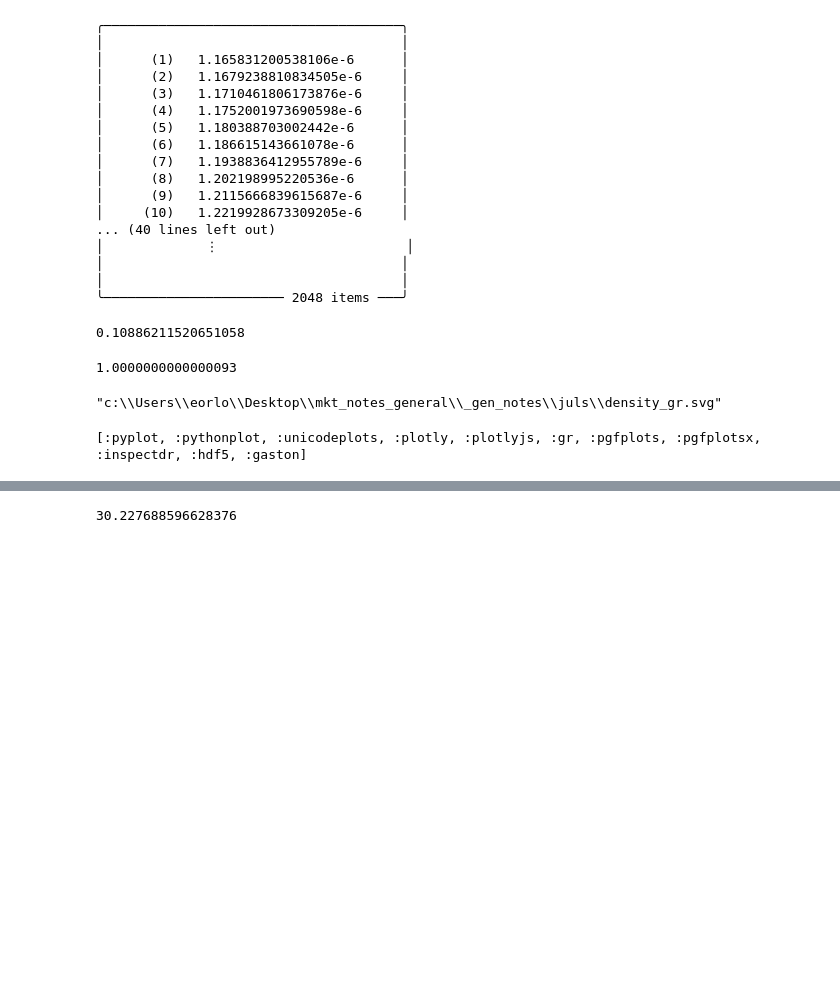
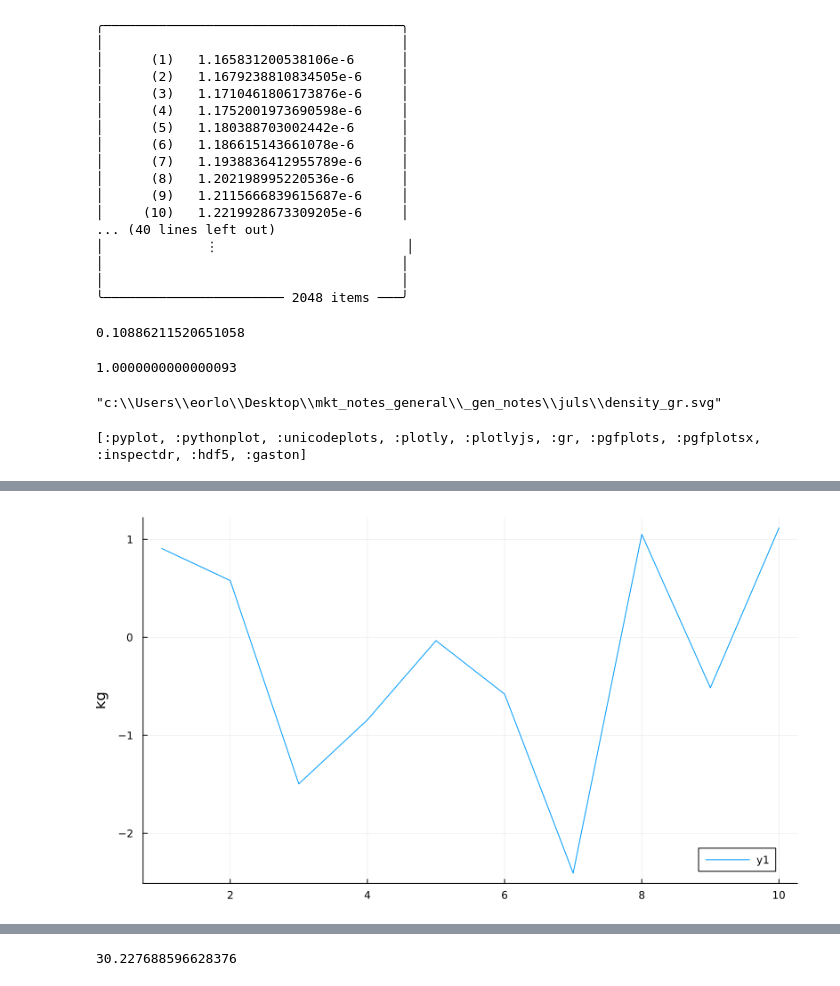
Before and after one commit to eo1989/mkt_notes_general, a Jupyter notebook: _gen_notes/juls/julia_fin.ipynb, the cells around one changed output, grey strips where cells are left out. Cells and saved outputs as stored; diff of their text form; code cells hidden in the pictures; blank space fills up the shorter version.

```diff
--- a/_gen_notes/juls/julia_fin.ipynb
+++ b/_gen_notes/juls/julia_fin.ipynb
@@ -1000,0 +1012,7 @@ Plots.PlotlyBackend()
+# %%
+# using Unitful
+Plots.gr()
+y = randn(10) * u"kg"
+plot(y)
+# %% [output]
+[figure, added]
```
Also changed, not shown: parts of 44 cells of this notebook, 27 other files.
